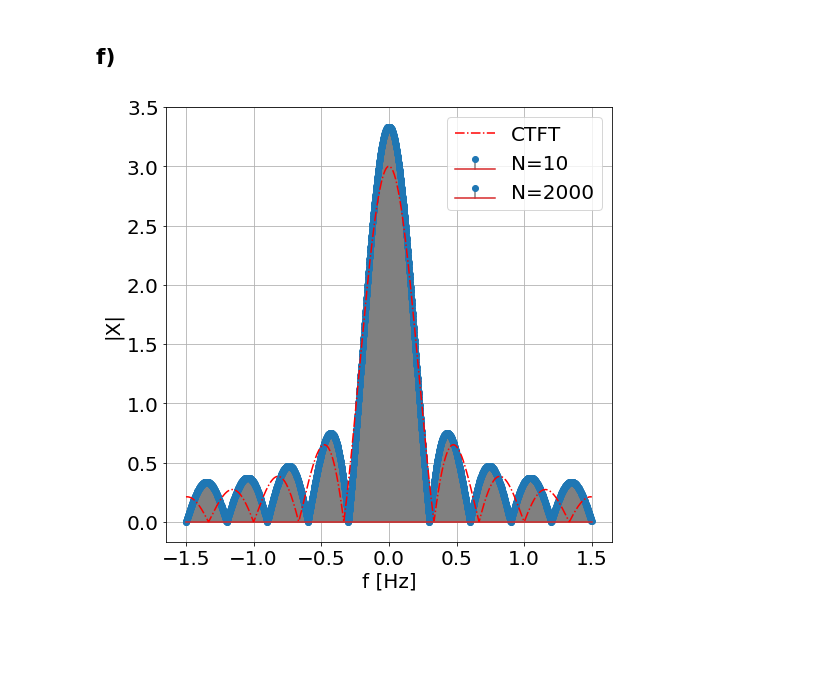
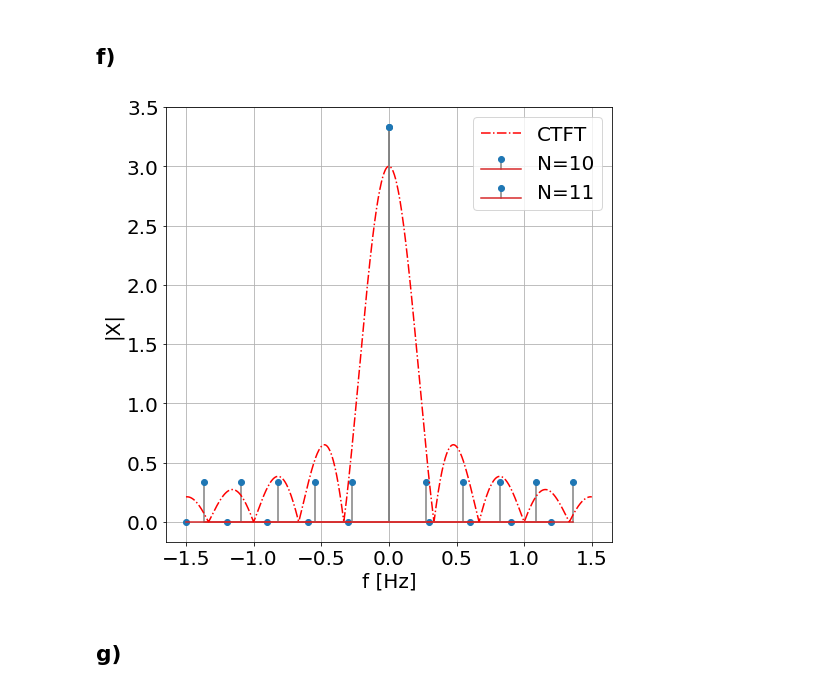
Before and after one commit to Equipo-2-DSP/informe_parte_2, a Jupyter notebook: 04-Continua-Periodica.ipynb, the cells around one changed output. Saved outputs shown, nothing was run; the diff lists cells and outputs as text; code cells hidden in the pictures; blank space fills up the shorter version.

```diff
--- a/04-Continua-Periodica.ipynb
+++ b/04-Continua-Periodica.ipynb
@@ -131,19 +131,22 @@ plt.savefig( './Img/punto_4_e.png' )
 # %% [markdown]
 ## f)
 # %%
-Ns = [10, 2000]
+Ns = [10, 11]
 fft_f = calcular_fft( x_c, 3, Ns )
 # %%
+c = [ 'violet', 'gray' ]
 for i in range( len( Ns ) ):
     X = np.abs(fft_f['shift_X'][i])
     f = fft_f['freq'][i]
     markerline, stemlines, baseline = plt.stem(f, X , label='N=%s'%(Ns[i]),  linefmt='gray')
     plt.xlabel( 'f [Hz]' )
     plt.ylabel( '|X|' )
 f = np.linspace( -1.5, 1.5, 1000 )
 plt.plot( f, np.abs(envolvente(f)), 'r-.' ,label='CTFT' )
 plt.legend()
 plt.grid()
 plt.savefig( './Img/punto_4_f.png' )
 # %% [output]
-[figure, old version]
+[figure, new version]
+# %% [markdown]
+## g)
```
Also changed, not shown: parts of 5 cells of this notebook, 7 other files.
